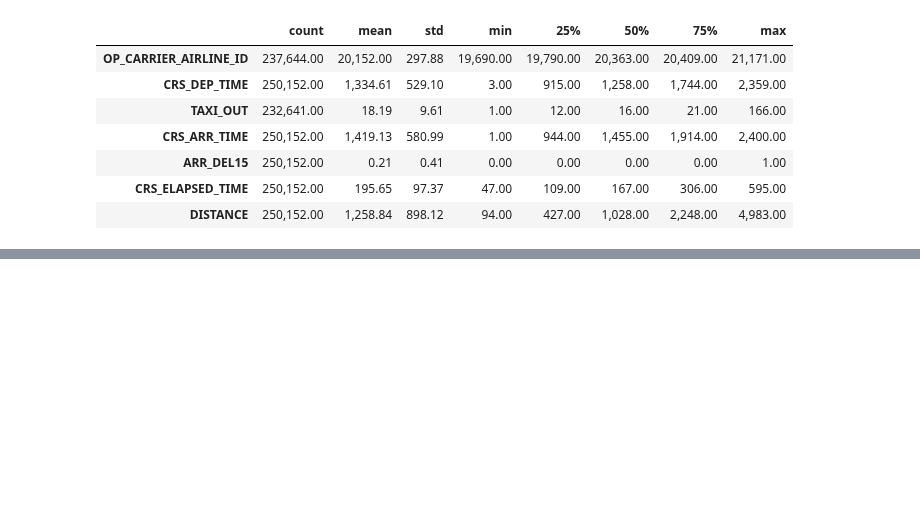
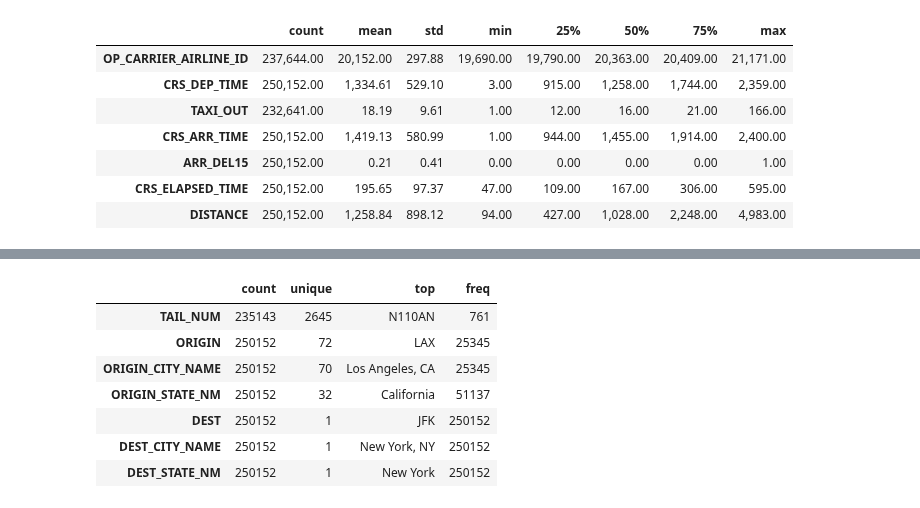
Before and after one commit to KARENCMP82/Python, a Jupyter notebook: Clasificacion_Clase.ipynb, the cells around one changed output, grey strips where cells are left out. Cells and saved outputs as stored; diff of their text form; code cells hidden in the pictures; blank space fills up the shorter version.

```diff
--- a/Clasificacion_Clase.ipynb
+++ b/Clasificacion_Clase.ipynb
@@ -103,0 +260,11 @@ KeyError: 'time'
+# %%
+df.describe(include=['object']).T
+# %% [output]
+|  | count | unique | top | freq |
+| TAIL_NUM | 235143 | 2645 | N110AN | 761 |
+| ORIGIN | 250152 | 72 | LAX | 25345 |
+| ORIGIN_CITY_NAME | 250152 | 70 | Los Angeles, CA | 25345 |
+| ORIGIN_STATE_NM | 250152 | 32 | California | 51137 |
+| DEST | 250152 | 1 | JFK | 250152 |
+| DEST_CITY_NAME | 250152 | 1 | New York, NY | 250152 |
+| DEST_STATE_NM | 250152 | 1 | New York | 250152 |
```
Also changed, not shown: parts of 29 cells of this notebook.
